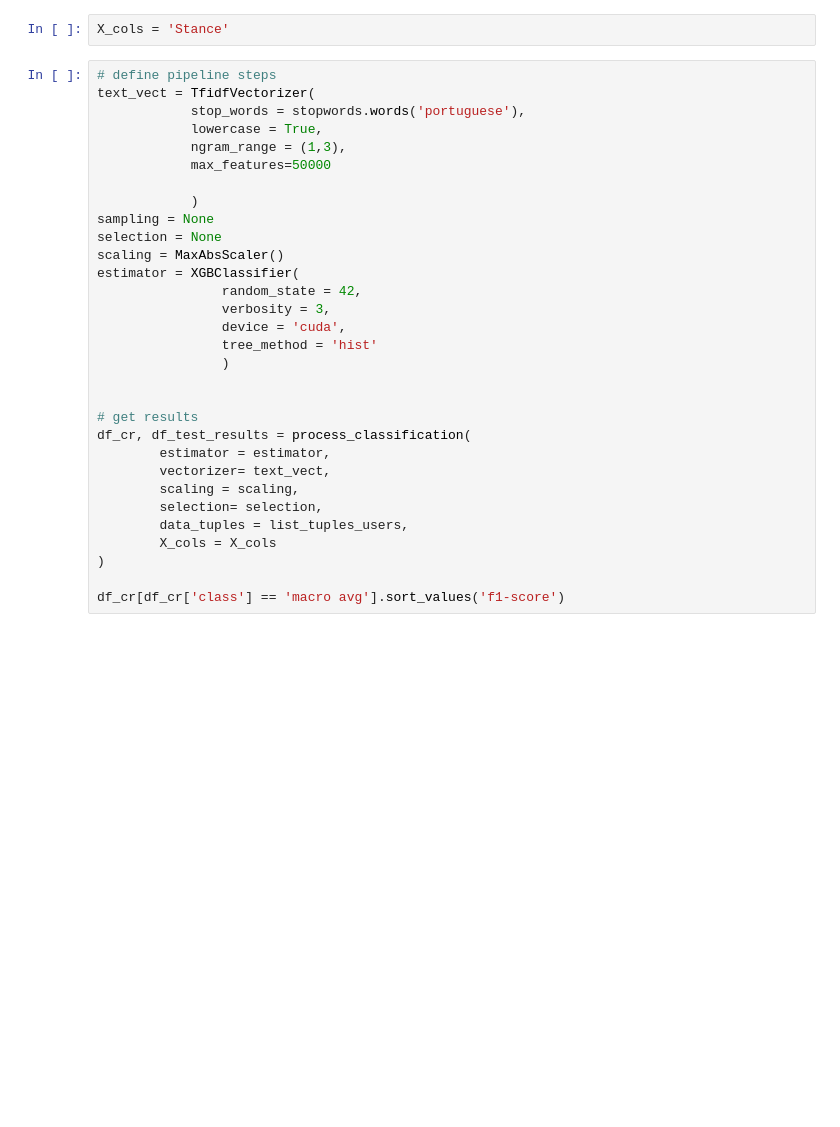
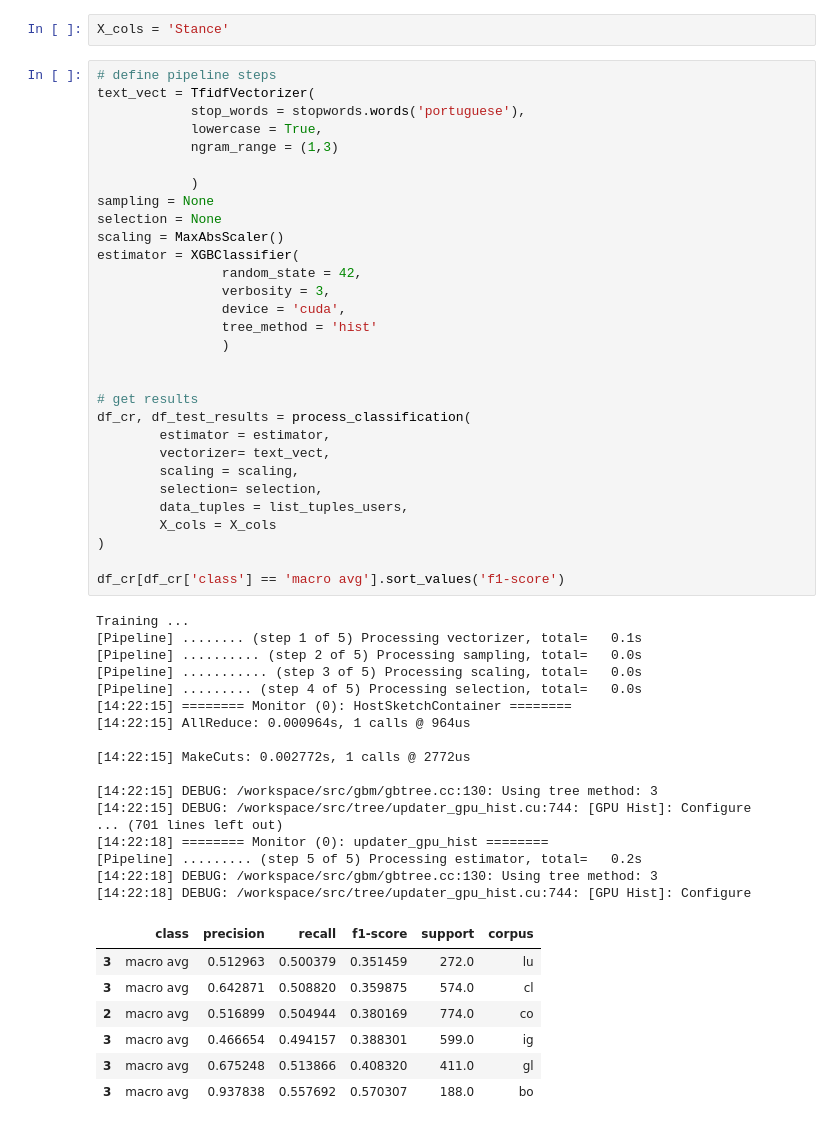
Before and after one commit to semcovici/stance-prediction-UstanceBR, a Jupyter notebook: notebooks/2.1-create_tfidf_model.ipynb, the cells around one changed output. Cells and saved outputs as stored; diff of their text form; blank space fills up the shorter version.

```diff
--- a/notebooks/2.1-create_tfidf_model.ipynb
+++ b/notebooks/2.1-create_tfidf_model.ipynb
@@ -166,31 +256,55 @@ X_cols = 'Stance'
 # %%
 # define pipeline steps
 text_vect = TfidfVectorizer(
             stop_words = stopwords.words('portuguese'),
             lowercase = True,
-            ngram_range = (1,3),
-            max_features=50000
+            ngram_range = (1,3)
 
             )
 sampling = None
 selection = None
 scaling = MaxAbsScaler()
 estimator = XGBClassifier(
                 random_state = 42,
                 verbosity = 3,
                 device = 'cuda',
                 tree_method = 'hist'
                 )
 
 
 # get results
 df_cr, df_test_results = process_classification(
         estimator = estimator,
         vectorizer= text_vect,
         scaling = scaling,
         selection= selection,
         data_tuples = list_tuples_users,
         X_cols = X_cols
 )
 
 df_cr[df_cr['class'] == 'macro avg'].sort_values('f1-score')
+# %% [output]
+Training ...
+[Pipeline] ........ (step 1 of 5) Processing vectorizer, total=   0.1s
+[Pipeline] .......... (step 2 of 5) Processing sampling, total=   0.0s
+[Pipeline] ........... (step 3 of 5) Processing scaling, total=   0.0s
+[Pipeline] ......... (step 4 of 5) Processing selection, total=   0.0s
+[14:22:15] ======== Monitor (0): HostSketchContainer ========
+[14:22:15] AllReduce: 0.000964s, 1 calls @ 964us
+
+[14:22:15] MakeCuts: 0.002772s, 1 calls @ 2772us
+
+[14:22:15] DEBUG: /workspace/src/gbm/gbtree.cc:130: Using tree method: 3
+[14:22:15] DEBUG: /workspace/src/tree/updater_gpu_hist.cu:744: [GPU Hist]: Configure
+... (701 lines left out)
+[14:22:18] ======== Monitor (0): updater_gpu_hist ========
+[Pipeline] ......... (step 5 of 5) Processing estimator, total=   0.2s
+[14:22:18] DEBUG: /workspace/src/gbm/gbtree.cc:130: Using tree method: 3
+[14:22:18] DEBUG: /workspace/src/tree/updater_gpu_hist.cu:744: [GPU Hist]: Configure
+|  | class | precision | recall | f1-score | support | corpus |
+| 3 | macro avg | 0.512963 | 0.500379 | 0.351459 | 272.0 | lu |
+| 3 | macro avg | 0.642871 | 0.508820 | 0.359875 | 574.0 | cl |
+| 2 | macro avg | 0.516899 | 0.504944 | 0.380169 | 774.0 | co |
+| 3 | macro avg | 0.466654 | 0.494157 | 0.388301 | 599.0 | ig |
+| 3 | macro avg | 0.675248 | 0.513866 | 0.408320 | 411.0 | gl |
+| 3 | macro avg | 0.937838 | 0.557692 | 0.570307 | 188.0 | bo |
```
Also changed, not shown: parts of 3 cells of this notebook, 7 other files.
